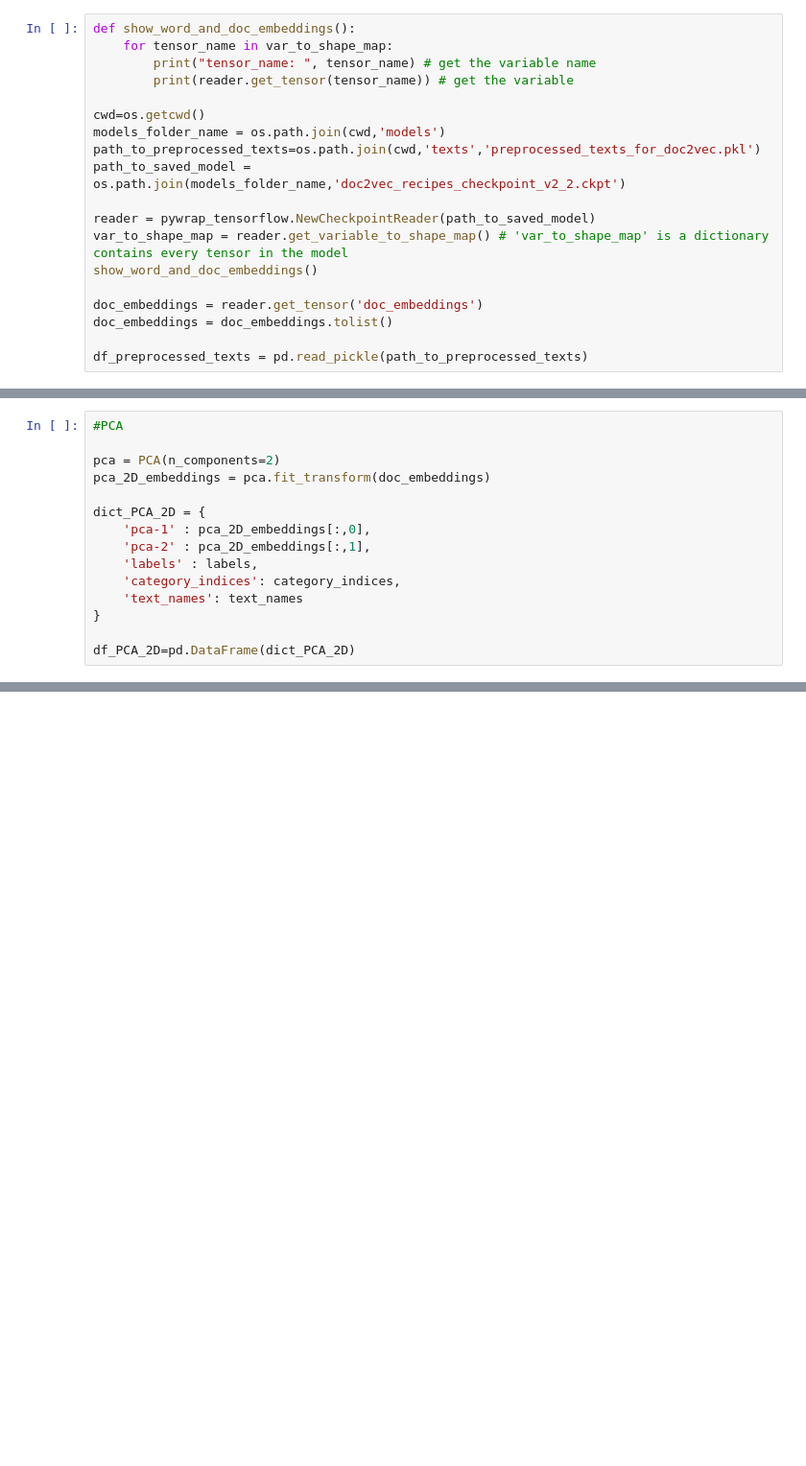
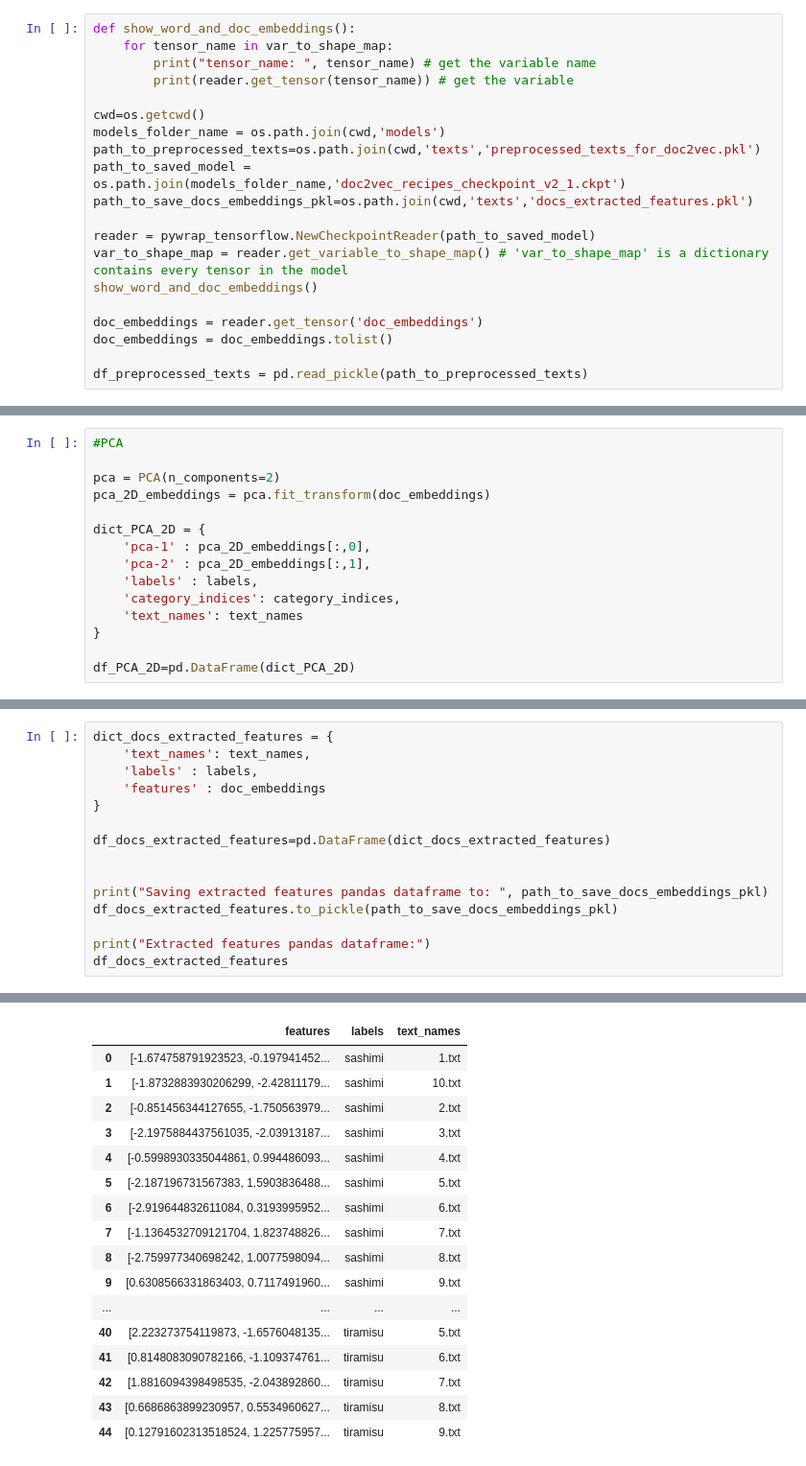
Before and after one commit to Alabenba/multimodal-classification, a Jupyter notebook: text_feature_extraction/doc_embeddings_visualisation.ipynb, the cells around one changed output, grey strips where cells are left out. Shown at 96% size. Drawn from its saved outputs; the diff is of its cells as text; blank space fills up the shorter version.

Commit message:
saving doc embeddings to pkl

```diff
--- a/text_feature_extraction/doc_embeddings_visualisation.ipynb
+++ b/text_feature_extraction/doc_embeddings_visualisation.ipynb
@@ -22,7 +22,8 @@ def show_word_and_doc_embeddings():
 cwd=os.getcwd()
 models_folder_name = os.path.join(cwd,'models')
 path_to_preprocessed_texts=os.path.join(cwd,'texts','preprocessed_texts_for_doc2vec.pkl')
-path_to_saved_model = os.path.join(models_folder_name,'doc2vec_recipes_checkpoint_v2_2.ckpt')
+path_to_saved_model = os.path.join(models_folder_name,'doc2vec_recipes_checkpoint_v2_1.ckpt')
+path_to_save_docs_embeddings_pkl=os.path.join(cwd,'texts','docs_extracted_features.pkl')
 
 reader = pywrap_tensorflow.NewCheckpointReader(path_to_saved_model)
 var_to_shape_map = reader.get_variable_to_shape_map() # 'var_to_shape_map' is a dictionary contains every tensor in the model
@@ -214,3 +215,19 @@ fig = go.Figure(data=traces, layout=layout)
 iplot(fig)
 # %% [output]
 [interactive output not drawn]
+# %%
+dict_docs_extracted_features = {
+    'text_names': text_names,
+    'labels' : labels,
+    'features' : doc_embeddings
+}
+
+df_docs_extracted_features=pd.DataFrame(dict_docs_extracted_features)
+
+
+print("Saving extracted features pandas dataframe to: ", path_to_save_docs_embeddings_pkl)
+df_docs_extracted_features.to_pickle(path_to_save_docs_embeddings_pkl)
+
+print("Extracted features pandas dataframe:")
+df_docs_extracted_features
+# %% [output]
@@ -216,0 +236,17 @@ iplot(fig)
+|  | features | labels | text_names |
+| 0 | [-1.674758791923523, -0.197941452... | sashimi | 1.txt |
+| 1 | [-1.8732883930206299, -2.42811179... | sashimi | 10.txt |
+| 2 | [-0.851456344127655, -1.750563979... | sashimi | 2.txt |
+| 3 | [-2.1975884437561035, -2.03913187... | sashimi | 3.txt |
+| 4 | [-0.5998930335044861, 0.994486093... | sashimi | 4.txt |
+| 5 | [-2.187196731567383, 1.5903836488... | sashimi | 5.txt |
+| 6 | [-2.919644832611084, 0.3193995952... | sashimi | 6.txt |
+| 7 | [-1.1364532709121704, 1.823748826... | sashimi | 7.txt |
+| 8 | [-2.759977340698242, 1.0077598094... | sashimi | 8.txt |
+| 9 | [0.6308566331863403, 0.7117491960... | sashimi | 9.txt |
+| ... | ... | ... | ... |
+| 40 | [2.223273754119873, -1.6576048135... | tiramisu | 5.txt |
+| 41 | [0.8148083090782166, -1.109374761... | tiramisu | 6.txt |
+| 42 | [1.8816094398498535, -2.043892860... | tiramisu | 7.txt |
+| 43 | [0.6686863899230957, 0.5534960627... | tiramisu | 8.txt |
+| 44 | [0.12791602313518524, 1.225775957... | tiramisu | 9.txt |
```
Also changed, not shown: parts of 4 cells of this notebook, 1 other file.
